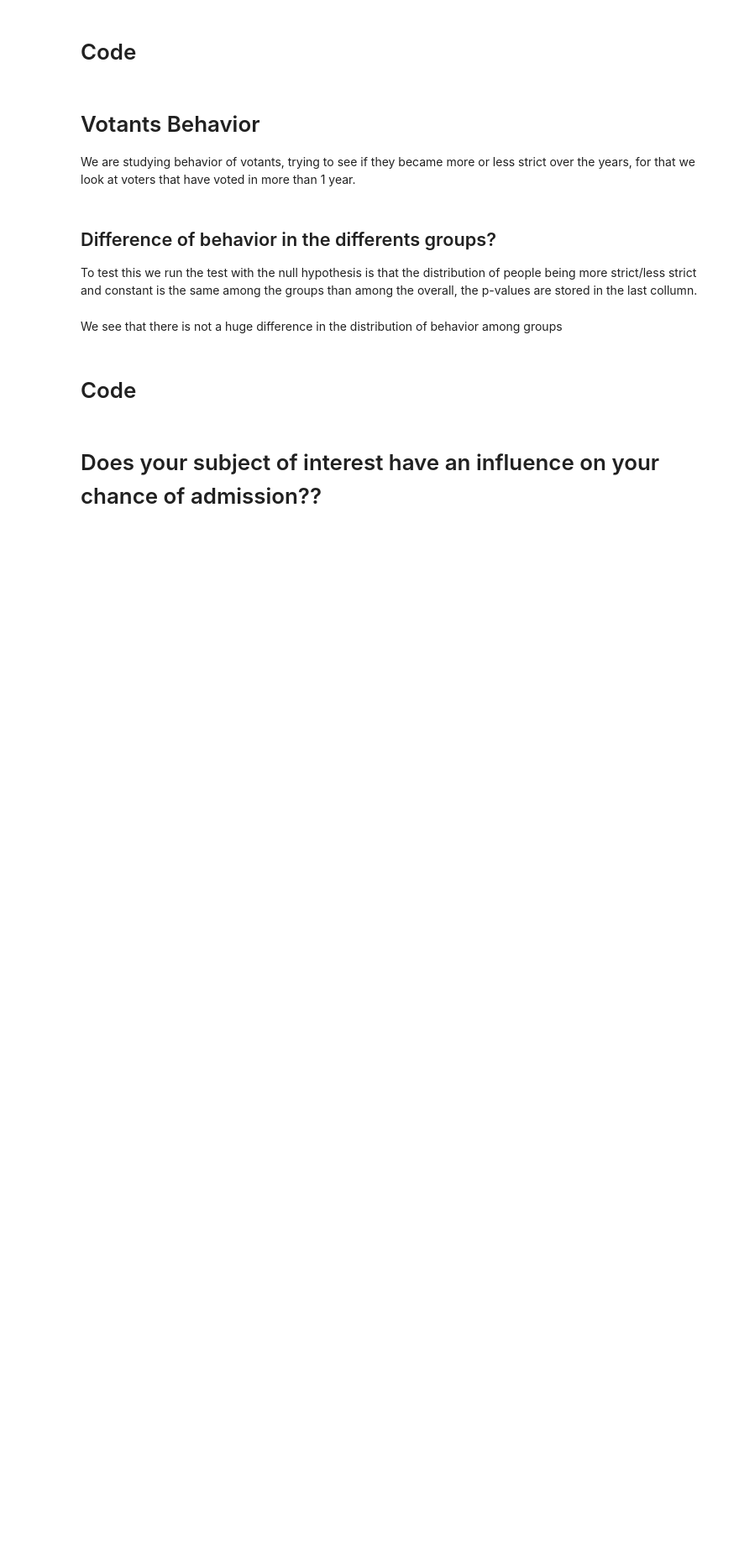
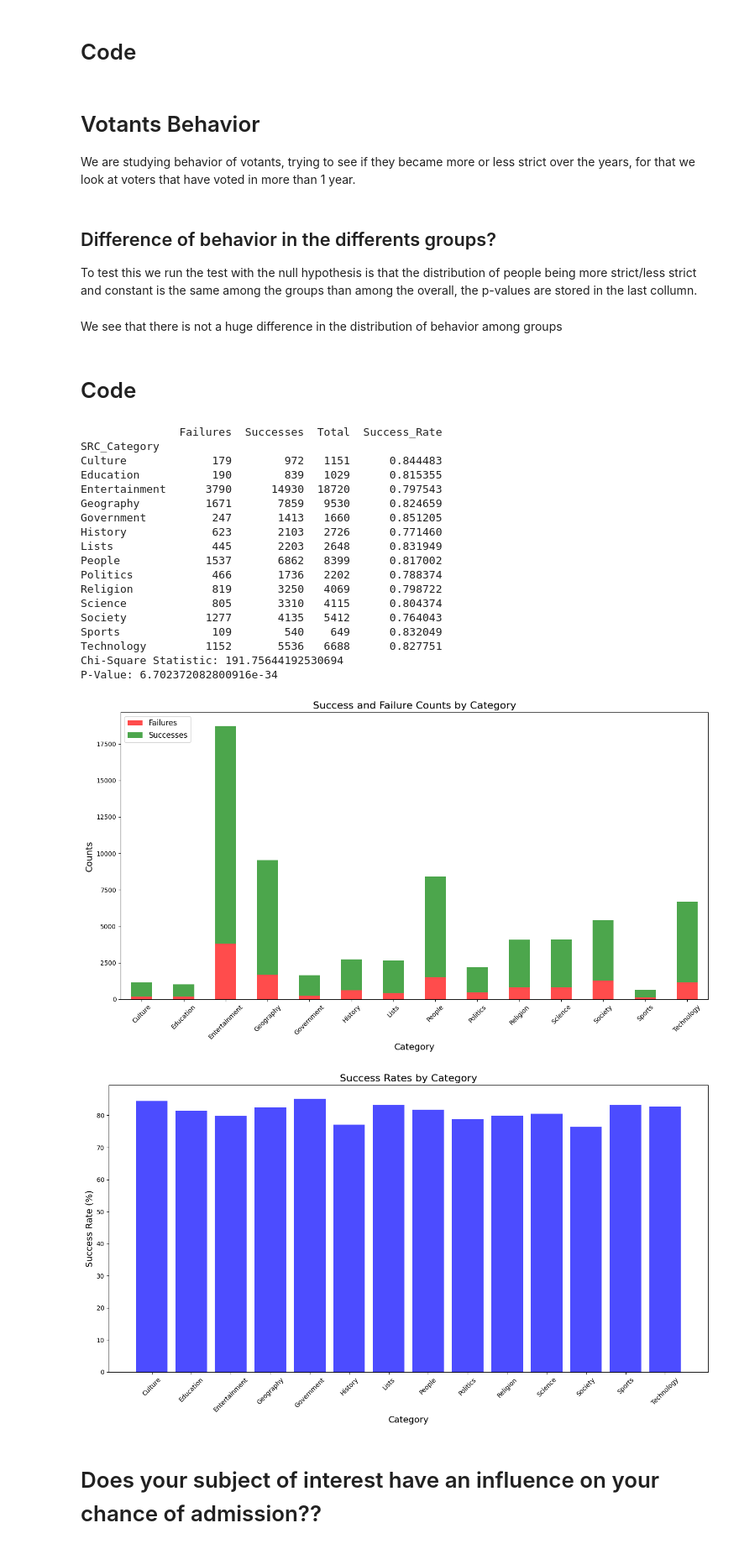
Before and after one commit to epfl-ada/ada-2024-project-supercoolteamname2024, a Jupyter notebook: Result.ipynb, the cells around one changed output. Shown at 84% size. Saved outputs shown, nothing was run; the diff lists cells and outputs as text; code cells hidden in the pictures; blank space fills up the shorter version.

```diff
--- a/Result.ipynb
+++ b/Result.ipynb
@@ -420,3 +416,82 @@ chi2, p_value, _, _ = chi2_contingency(contingency_table)
+# %%
+import pandas as pd
+from scipy.stats import chi2_contingency
+import matplotlib.pyplot as plt
+
+# Map categories from data (if required)
+categories = pd.DataFrame(data)
+
+# Calculate success and failure counts per category using df_vote
+success_data = df_vote.groupby('SRC_Category')['VOT'].value_counts().unstack(fill_value=0)
+
+# Keep only the columns for '1' (Successes) and '-1' (Failures)
+if 1 not in success_data.columns or -1 not in success_data.columns:
+    raise ValueError("df_vote must contain both positive (1) and negative (-1) votes.")
+
+success_data = success_data[[-1, 1]]  # Failures (-1) and Successes (1)
+success_data.columns = ['Failures', 'Successes']  # Rename columns for clarity
+success_data['Total'] = success_data['Failures'] + success_data['Successes']
+success_data['Success_Rate'] = success_data['Successes'] / success_data['Total']
+
+# Display the success data
+print(success_data)
+
+# Perform a chi-square test for independence
+contingency_table = success_data[['Failures', 'Successes']].T
+chi2, p_value, _, _ = chi2_contingency(contingency_table)
+
+# Display the results
+print(f"Chi-Square Statistic: {chi2}")
+print(f"P-Value: {p_value}")
+
+# Plot 1: Stacked bar chart for successes and failures
+fig1, ax1 = plt.subplots(figsize=(14, 8))
+success_data[['Failures', 'Successes']].plot(
+    kind='bar',
+    stacked=True,
+    ax=ax1,
+    color=['red', 'green'],
+    alpha=0.7,
+    label=['Failures', 'Successes']
+)
+ax1.set_title('Success and Failure Counts by Category', fontsize=16)
+ax1.set_xlabel('Category', fontsize=14)
+ax1.set_ylabel('Counts', fontsize=14)
+ax1.tick_params(axis='x', rotation=45)
+ax1.legend(loc='upper left', fontsize=12)
+plt.tight_layout()
+plt.show()
+
+# Plot 2: Histogram for success rates
+fig2, ax2 = plt.subplots(figsize=(14, 8))
+ax2.bar(success_data.index, success_data['Success_Rate'] * 100, color='blue', alpha=0.7)
+ax2.set_title('Success Rates by Category', fontsize=16)
+ax2.set_xlabel('Category', fontsize=14)
+ax2.set_ylabel('Success Rate (%)', fontsize=14)
+ax2.tick_params(axis='x', rotation=45)
+plt.tight_layout()
+plt.show()
+# %% [output]
+               Failures  Successes  Total  Success_Rate
+SRC_Category
+Culture             179        972   1151      0.844483
+Education           190        839   1029      0.815355
+Entertainment      3790      14930  18720      0.797543
+Geography          1671       7859   9530      0.824659
+Government          247       1413   1660      0.851205
+History             623       2103   2726      0.771460
+Lists               445       2203   2648      0.831949
+People             1537       6862   8399      0.817002
+Politics            466       1736   2202      0.788374
+Religion            819       3250   4069      0.798722
+Science             805       3310   4115      0.804374
+Society            1277       4135   5412      0.764043
+Sports              109        540    649      0.832049
+Technology         1152       5536   6688      0.827751
+Chi-Square Statistic: 191.75644192530694
+P-Value: 6.702372082800916e-34
+[figure, added]
+[figure, added]
 # %% [markdown]
 # Does your subject of interest have an influence on your chance of admission??
 # %%
```
Also changed, not shown: parts of 5 cells of this notebook.
